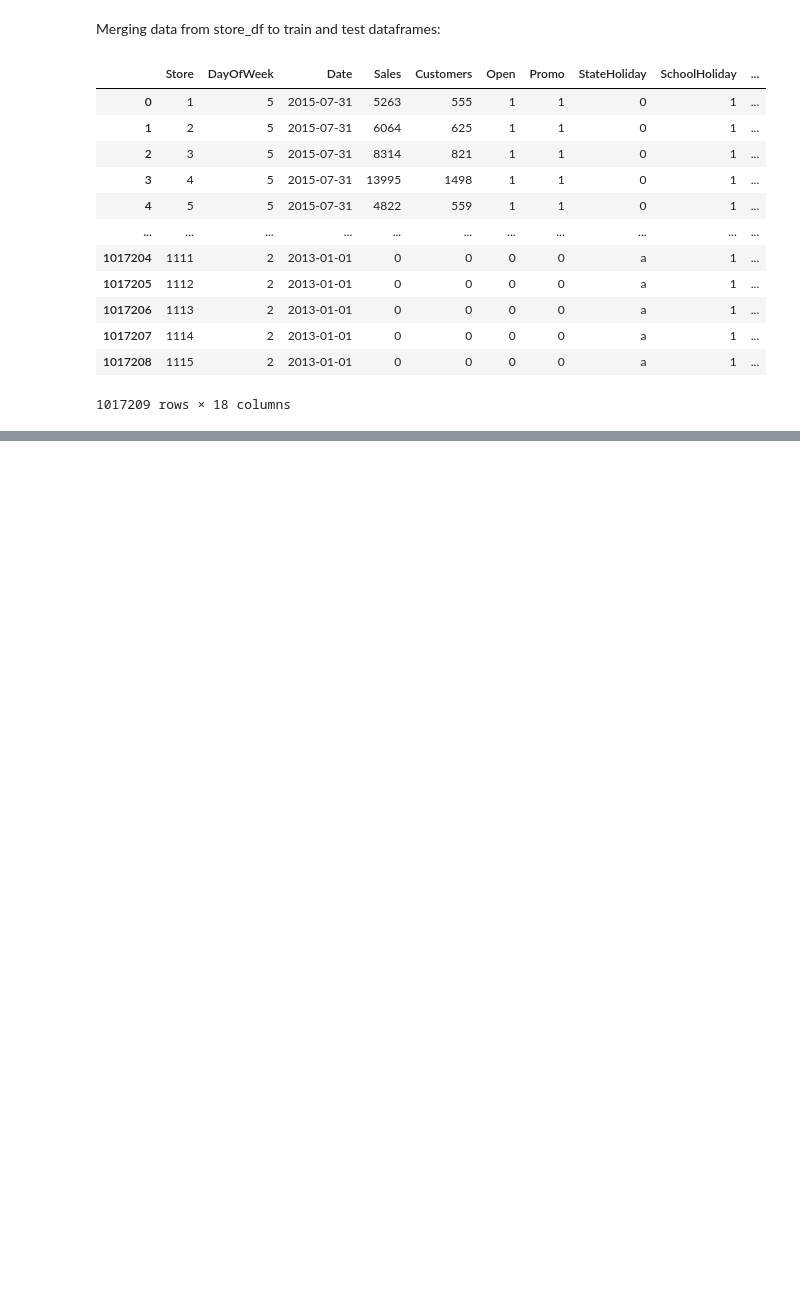
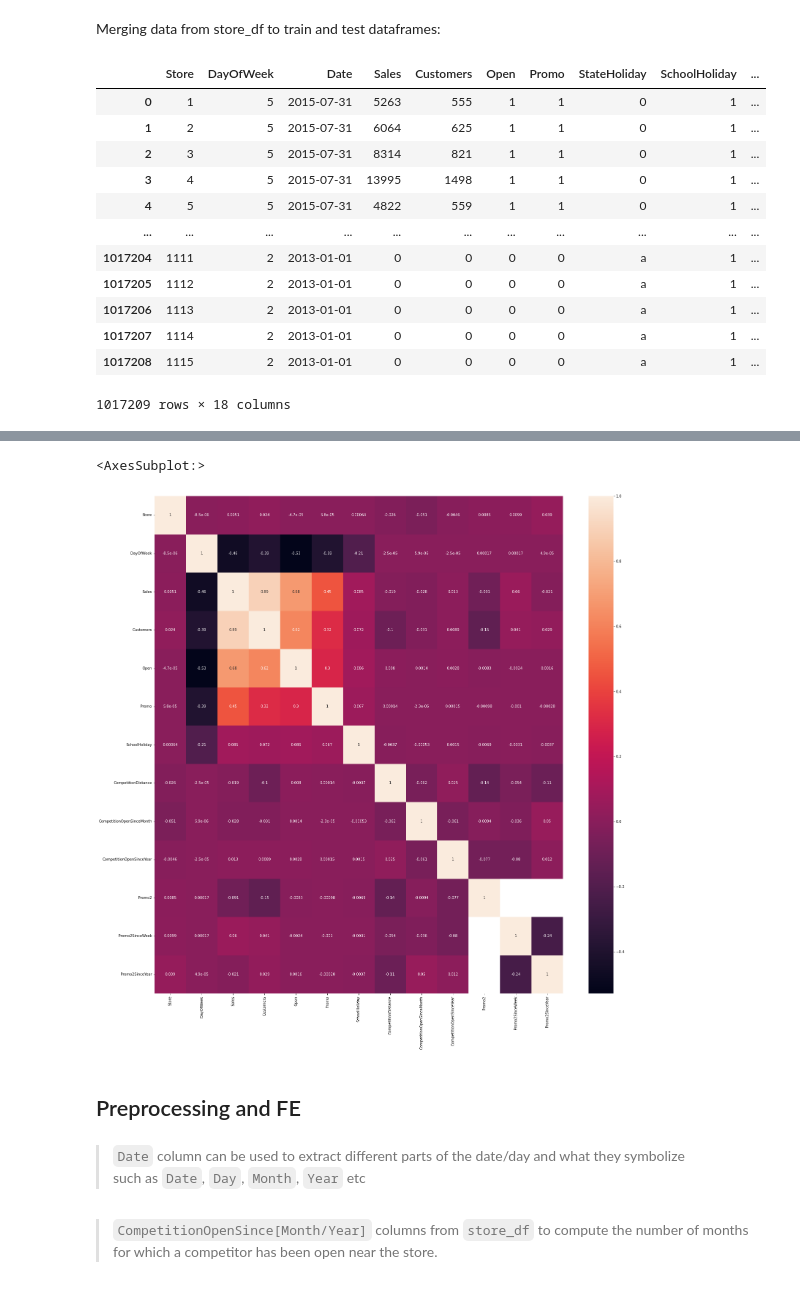
Before and after one commit to Aytijha/Rossman-store-sales-prediction, a Jupyter notebook: sales_forecasting.ipynb, the cells around one changed output, grey strips where cells are left out. Cells and saved outputs as stored; diff of their text form; code cells hidden in the pictures; blank space fills up the shorter version.

```diff
--- a/sales_forecasting.ipynb
+++ b/sales_forecasting.ipynb
@@ -106,0 +155,12 @@ merged_df
+# %%
+crm = merged_df.corr()
+plt.figure(figsize = (25, 25))
+sns.heatmap(crm, annot = True)
+# %% [output]
+<AxesSubplot:>
+[figure, added]
+# %% [markdown]
+## Preprocessing and FE
+# %% [markdown]
+> `Date` column can be used to extract different parts of the date/day and what they symbolize <br>
+> such as `Date`, `Day`, `Month`, `Year` etc
@@ -106,0 +176,2 @@ merged_df
+# %% [markdown]
+> `CompetitionOpenSince[Month/Year]` columns from `store_df` to compute the number of months for which a competitor has been open near the store.
```
Also changed, not shown: parts of 33 cells of this notebook.
